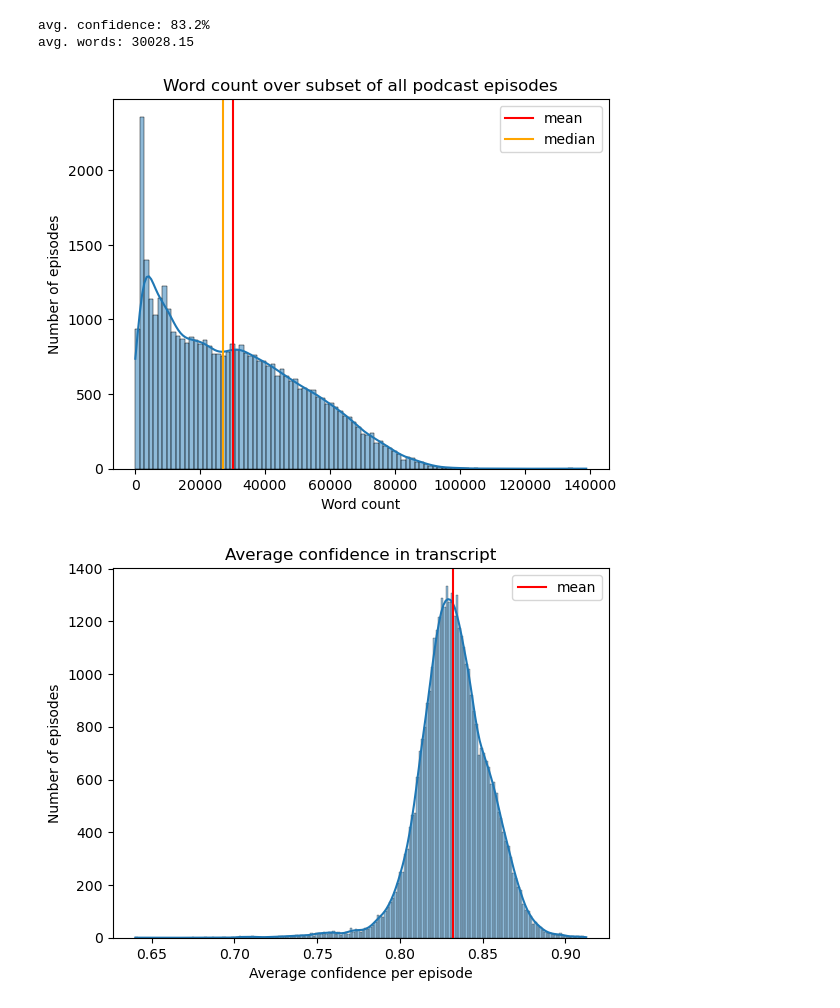
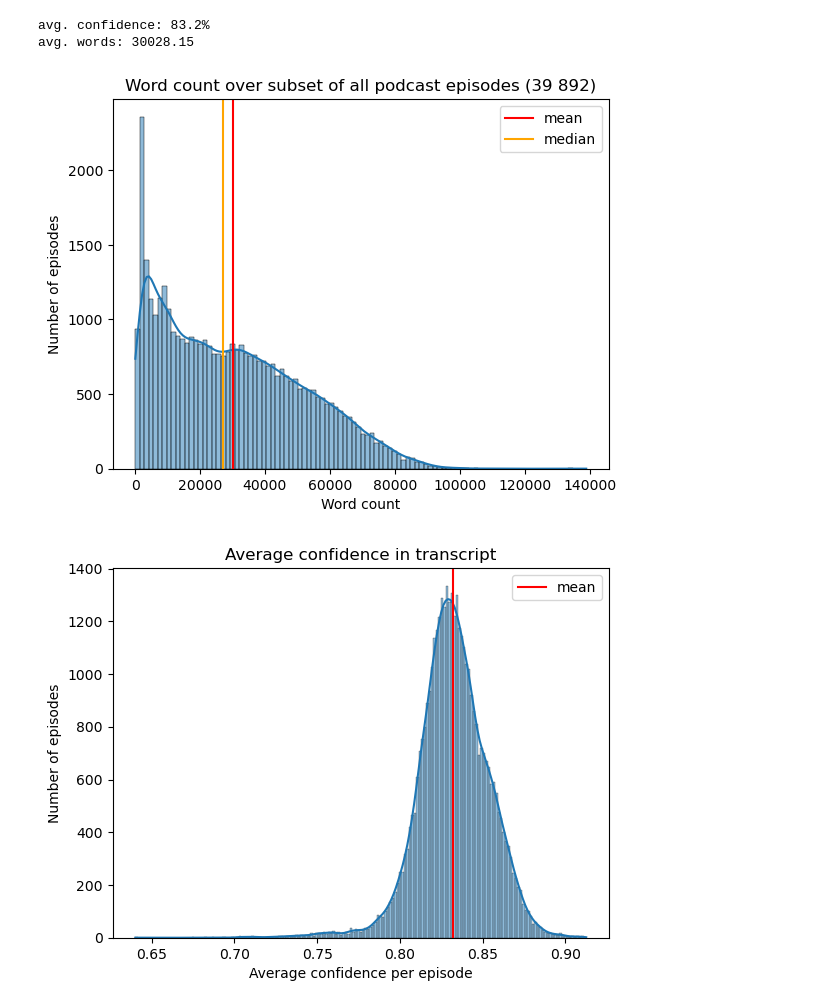
Before and after one commit to OskarMunck/Thesis, a Jupyter notebook: transcripts_EDA.ipynb, the cells around one changed output. Saved outputs shown, nothing was run; the diff lists cells and outputs as text; code cells hidden in the pictures.

```diff
--- a/transcripts_EDA.ipynb
+++ b/transcripts_EDA.ipynb
@@ -24,14 +24,14 @@ avg. words: 30028.15
 # %%
 sns.histplot(t_data.word_count, bins = 100, kde = True)
 plt.axvline(np.mean(t_data.word_count), color = "r", label = "mean")
 plt.axvline(np.median(t_data.word_count), color = "orange", label = "median")
-plt.title("Word count over subset of all podcast episodes")
+plt.title("Word count over subset of all podcast episodes (39 892)")
 plt.xlabel("Word count")
 plt.ylabel("Number of episodes")
 plt.legend()
 plt.show()
 # %% [output]
-[figure, old version]
+[figure, new version]
 # %%
 sns.histplot(t_data.avg_confidence, kde=True)
 plt.axvline(np.mean(t_data.avg_confidence), color = "r", label = "mean")
```
